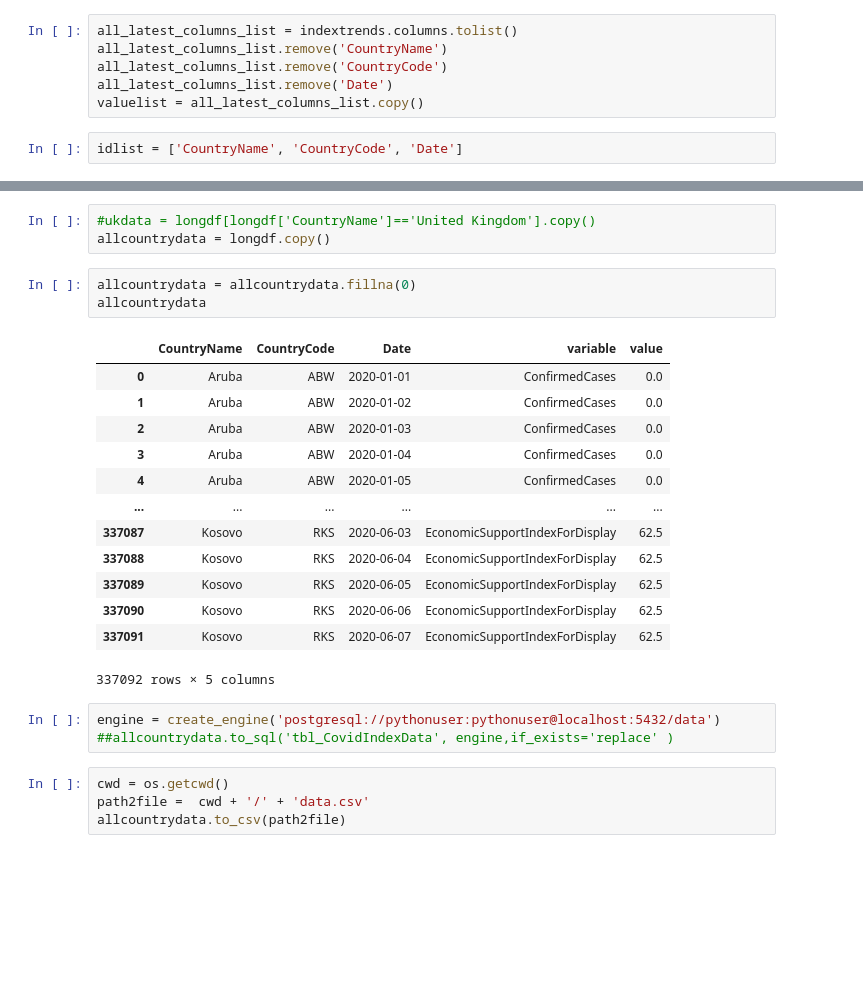
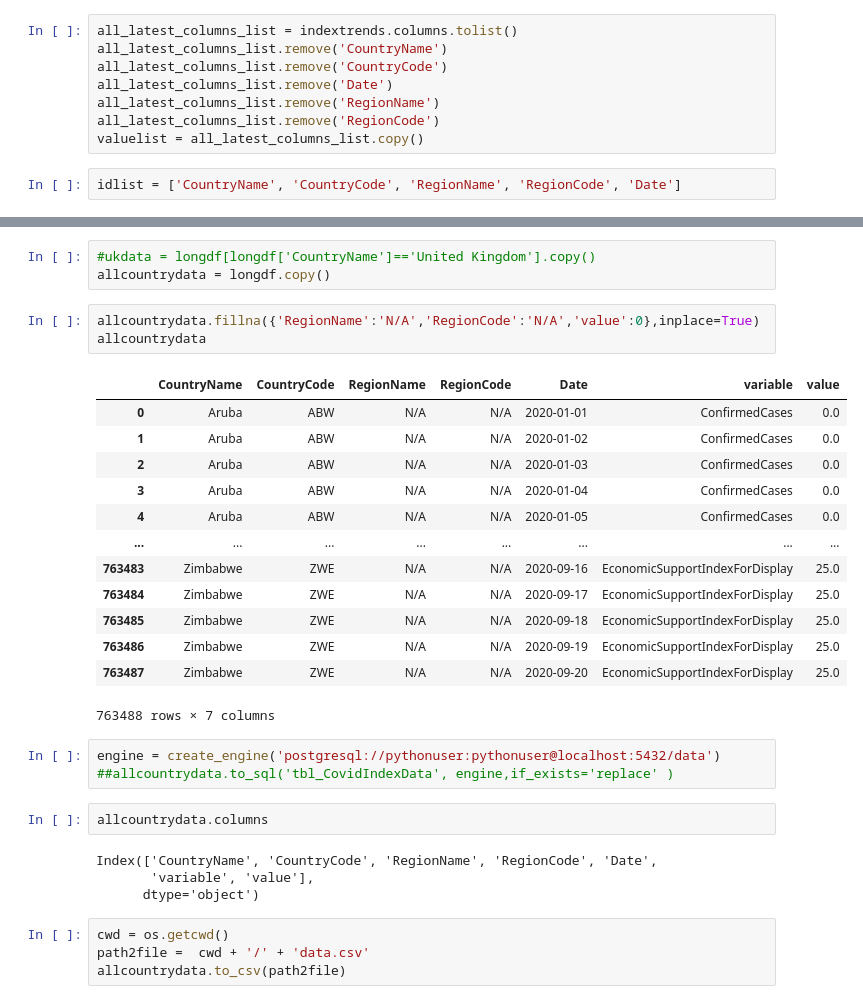
Before and after one commit to andrewcgaitskell/virus-data-voila, a Jupyter notebook: notebooks/Get/OxCGRT_latestWget.ipynb, the cells around one changed output, grey strips where cells are left out. Cells and saved outputs as stored; diff of their text form; blank space fills up the shorter version.

```diff
--- a/notebooks/Get/OxCGRT_latestWget.ipynb
+++ b/notebooks/Get/OxCGRT_latestWget.ipynb
@@ -55,35 +56,43 @@ all_latest_columns_list = indextrends.columns.tolist()
 all_latest_columns_list.remove('CountryName')
 all_latest_columns_list.remove('CountryCode')
 all_latest_columns_list.remove('Date')
+all_latest_columns_list.remove('RegionName')
+all_latest_columns_list.remove('RegionCode')
 valuelist = all_latest_columns_list.copy()
 # %%
-idlist = ['CountryName', 'CountryCode', 'Date']
+idlist = ['CountryName', 'CountryCode', 'RegionName', 'RegionCode', 'Date']
 # %%
 longdf = pd.melt(indextrends, id_vars=idlist, value_vars=valuelist)
 #longdf
 # %%
 #ukdata = longdf[longdf['CountryName']=='United Kingdom'].copy()
 allcountrydata = longdf.copy()
-# %%
-allcountrydata = allcountrydata.fillna(0)
-allcountrydata
-# %% [output]
-|  | CountryName | CountryCode | Date | variable | value |
-| 0 | Aruba | ABW | 2020-01-01 | ConfirmedCases | 0.0 |
-| 1 | Aruba | ABW | 2020-01-02 | ConfirmedCases | 0.0 |
-| 2 | Aruba | ABW | 2020-01-03 | ConfirmedCases | 0.0 |
-| 3 | Aruba | ABW | 2020-01-04 | ConfirmedCases | 0.0 |
-| 4 | Aruba | ABW | 2020-01-05 | ConfirmedCases | 0.0 |
-| ... | ... | ... | ... | ... | ... |
-| 337087 | Kosovo | RKS | 2020-06-03 | EconomicSupportIndexForDisplay | 62.5 |
-| 337088 | Kosovo | RKS | 2020-06-04 | EconomicSupportIndexForDisplay | 62.5 |
-| 337089 | Kosovo | RKS | 2020-06-05 | EconomicSupportIndexForDisplay | 62.5 |
-| 337090 | Kosovo | RKS | 2020-06-06 | EconomicSupportIndexForDisplay | 62.5 |
-| 337091 | Kosovo | RKS | 2020-06-07 | EconomicSupportIndexForDisplay | 62.5 |
-337092 rows × 5 columns
+# %%
+allcountrydata.fillna({'RegionName':'N/A','RegionCode':'N/A','value':0},inplace=True)
+allcountrydata
+# %% [output]
+|  | CountryName | CountryCode | RegionName | RegionCode | Date | variable | value |
+| 0 | Aruba | ABW | N/A | N/A | 2020-01-01 | ConfirmedCases | 0.0 |
+| 1 | Aruba | ABW | N/A | N/A | 2020-01-02 | ConfirmedCases | 0.0 |
+| 2 | Aruba | ABW | N/A | N/A | 2020-01-03 | ConfirmedCases | 0.0 |
+| 3 | Aruba | ABW | N/A | N/A | 2020-01-04 | ConfirmedCases | 0.0 |
+| 4 | Aruba | ABW | N/A | N/A | 2020-01-05 | ConfirmedCases | 0.0 |
+| ... | ... | ... | ... | ... | ... | ... | ... |
+| 763483 | Zimbabwe | ZWE | N/A | N/A | 2020-09-16 | EconomicSupportIndexForDisplay | 25.0 |
+| 763484 | Zimbabwe | ZWE | N/A | N/A | 2020-09-17 | EconomicSupportIndexForDisplay | 25.0 |
+| 763485 | Zimbabwe | ZWE | N/A | N/A | 2020-09-18 | EconomicSupportIndexForDisplay | 25.0 |
+| 763486 | Zimbabwe | ZWE | N/A | N/A | 2020-09-19 | EconomicSupportIndexForDisplay | 25.0 |
+| 763487 | Zimbabwe | ZWE | N/A | N/A | 2020-09-20 | EconomicSupportIndexForDisplay | 25.0 |
+763488 rows × 7 columns
 # %%
 engine = create_engine('postgresql://pythonuser:pythonuser@localhost:5432/data')
 ##allcountrydata.to_sql('tbl_CovidIndexData', engine,if_exists='replace' )
+# %%
+allcountrydata.columns
+# %% [output]
+Index(['CountryName', 'CountryCode', 'RegionName', 'RegionCode', 'Date',
+       'variable', 'value'],
+      dtype='object')
 # %%
 cwd = os.getcwd()
 path2file =  cwd + '/' + 'data.csv'
```
Also changed, not shown: parts of 5 cells of this notebook, 9 other files.
